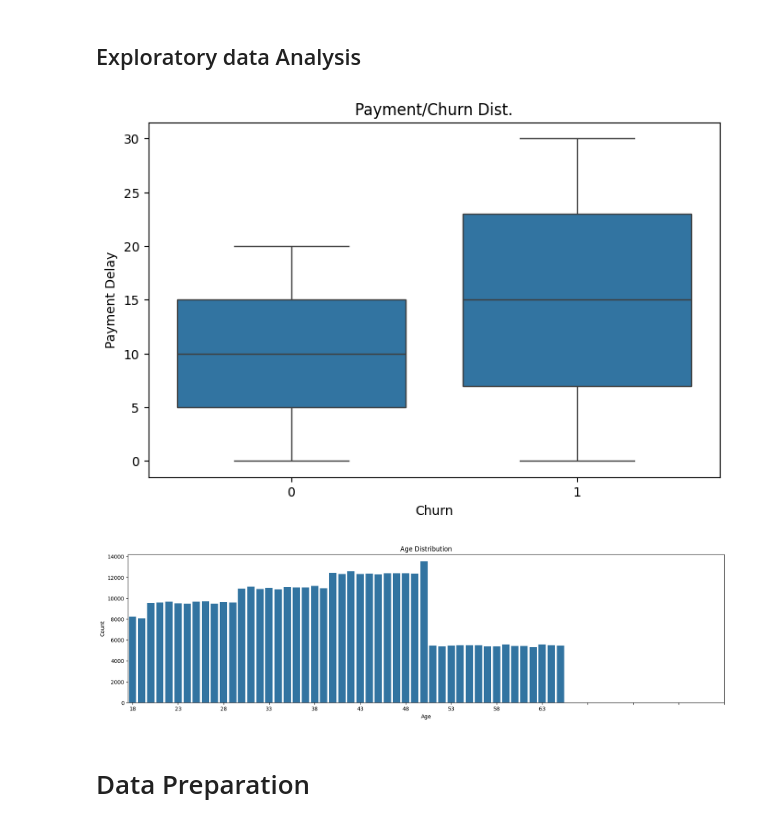
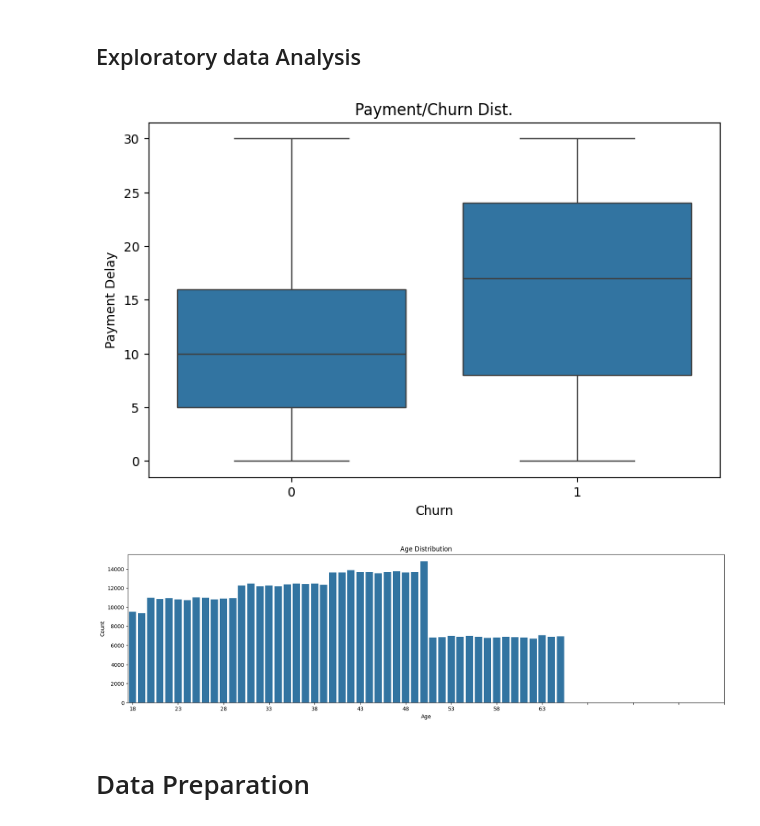
Before and after one commit to JohnNun/customer_churn_prediction, a Jupyter notebook: customer_churn_prediction.ipynb, the cells around one changed output. Saved outputs shown, nothing was run; the diff lists cells and outputs as text; code cells hidden in the pictures.

Commit message:
opted to combine both train and test datasets for data balance.

```diff
--- a/customer_churn_prediction.ipynb
+++ b/customer_churn_prediction.ipynb
@@ -101,2 +149,6 @@ dtype: int64
 # %% [markdown]
 ## Data Preprocessing
+# %%
+# Dropping single NaN row
+train_data = train_data.dropna()
+train_data[train_data['CustomerID'].isna()]
@@ -102,0 +157,4 @@ dtype: int64
+# %%
+# Combining test and train data
+df = pd.concat([train_data, test_data], axis=0).reset_index(drop=True)
+df
@@ -103,7 +175,7 @@ dtype: int64
 # %%
 # Lowercasing and replacing whitespace in columns
-data.columns = data.columns.str.lower().str.replace(' ', '_')
-data.columns
+df.columns = df.columns.str.lower().str.replace(' ', '_')
+df.columns
 # %% [output]
 Index(['customerid', 'age', 'gender', 'tenure', 'usage_frequency',
        'support_calls', 'payment_delay', 'subscription_type',
@@ -120,4 +186,4 @@ data[data['customerid'].isna()]
 col_list = ['age', 'tenure', 'usage_frequency', 'support_calls', 'payment_delay', 'last_interaction', 'churn']
 
 for col in col_list:
-  data[col] = data[col].astype('int64')
+  df[col] = df[col].astype('int64')
@@ -142,15 +208,15 @@ data
 # %%
 fig, ax = plt.subplots(figsize=(8, 5))
 
-sns.boxplot(data, x= data['churn'], y= data['payment_delay'])
+sns.boxplot(df, x= df['churn'], y= df['payment_delay'])
 
 ax.set_title('Payment/Churn Dist.')
 ax.set_xlabel('Churn')
 ax.set_ylabel('Payment Delay');
 # %% [output]
-[figure, old version]
+[figure, new version]
 # %%
-age_dict_vc = dict(data['age'].value_counts())
+age_dict_vc = dict(df['age'].value_counts())
 age_values = list(age_dict_vc.values())
 age_keys = list(age_dict_vc.keys())
 
@@ -163,7 +229,7 @@ ax.set_xlabel('Age')
 ax.set_xticks(np.arange(0, 66, 5))
 ax.set_ylabel('Count');
 # %% [output]
-[figure, old version]
+[figure, new version]
 # %% [markdown]
 # Data Preparation
 # %% [markdown]
```
Also changed, not shown: parts of 14 cells of this notebook.
